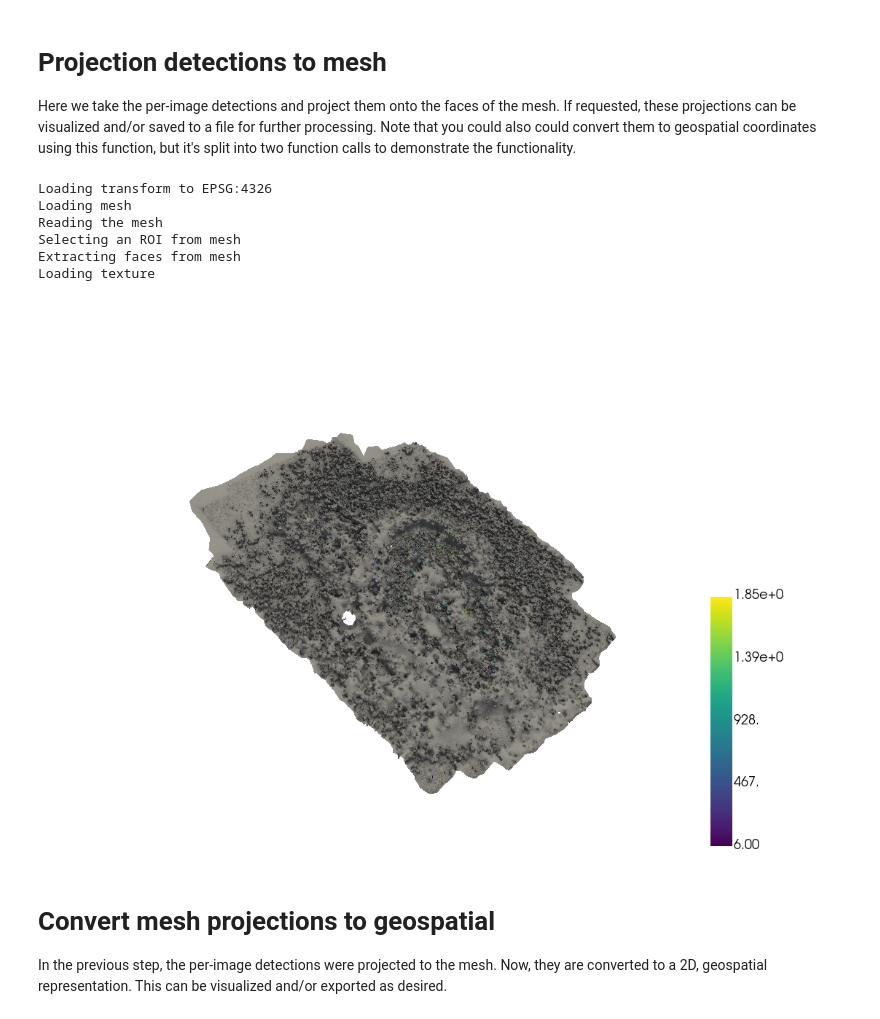
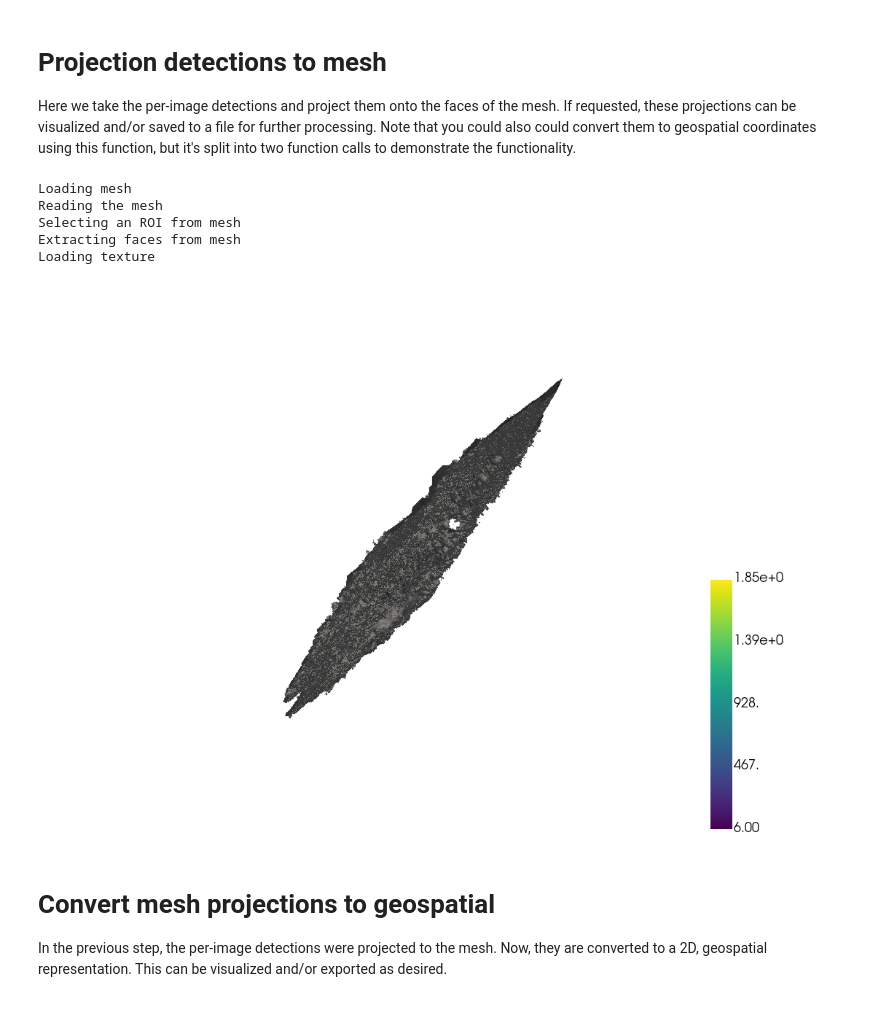
Before and after one commit to open-forest-observatory/geograypher, a Jupyter notebook: examples/project_detections.ipynb, the cells around one changed output. Saved outputs shown, nothing was run; the diff lists cells and outputs as text; code cells hidden in the pictures.

```diff
--- a/examples/project_detections.ipynb
+++ b/examples/project_detections.ipynb
@@ -30,7 +30,10 @@ OUTPUT_FOLDER = Path(DETECTIONS_DATA_FOLDER, "outputs")
 # Path to cameras
 CAMERAS_FILENAME = Path(INPUT_FOLDER, "hidden_little_cameras.xml")
 # Path to mesh
-MESH_FILENAME = Path(INPUT_FOLDER, "hidden_little_mesh.ply")
+MESH_FILENAME = Path(INPUT_FOLDER, "hidden_little_mesh_epsg32617.ply")
+# What CRS to interpret the mesh in
+# UTM 17 North, appropriate for Florida where this data is
+MESH_CRS = 32617
 # Path to images
 IMAGE_FOLDER = Path(INPUT_FOLDER, "images")
 # Path to detection predictions
@@ -80,24 +83,24 @@ Here we take the per-image detections and project them onto the faces of the mes
 # %%
 project_detections(
     mesh_filename=MESH_FILENAME,
+    mesh_CRS=MESH_CRS,
     cameras_filename=CAMERAS_FILENAME,
     image_folder=IMAGE_FOLDER,
     detections_folder=DETECTIONS_FOLDER,
     projections_to_mesh_filename=PROJECTIONS_TO_MESH_FILENAME,
     projections_to_geospatial_savefilename=PROJECTIONS_TO_GEOSPATIAL_SAVEFILENAME,
     default_focal_length=DEFAULT_FOCAL_LENGTH,
     project_to_mesh=PROJECT_TO_MESH,
     segmentor_kwargs=SEGMENTOR_KWARGS,
     vis_mesh=VIS_MESH,
 )
 # %% [output]
-Loading transform to EPSG:4326
 Loading mesh
 Reading the mesh
 Selecting an ROI from mesh
 Extracting faces from mesh
 Loading texture
-[figure, old version]
+[figure, new version]
 # %% [markdown]
 # Convert mesh projections to geospatial
 In the previous step, the per-image detections were projected to the mesh. Now, they are converted to a 2D, geospatial representation. This can be visualized and/or exported as desired.
```
Also changed, not shown: parts of 5 cells of this notebook.
